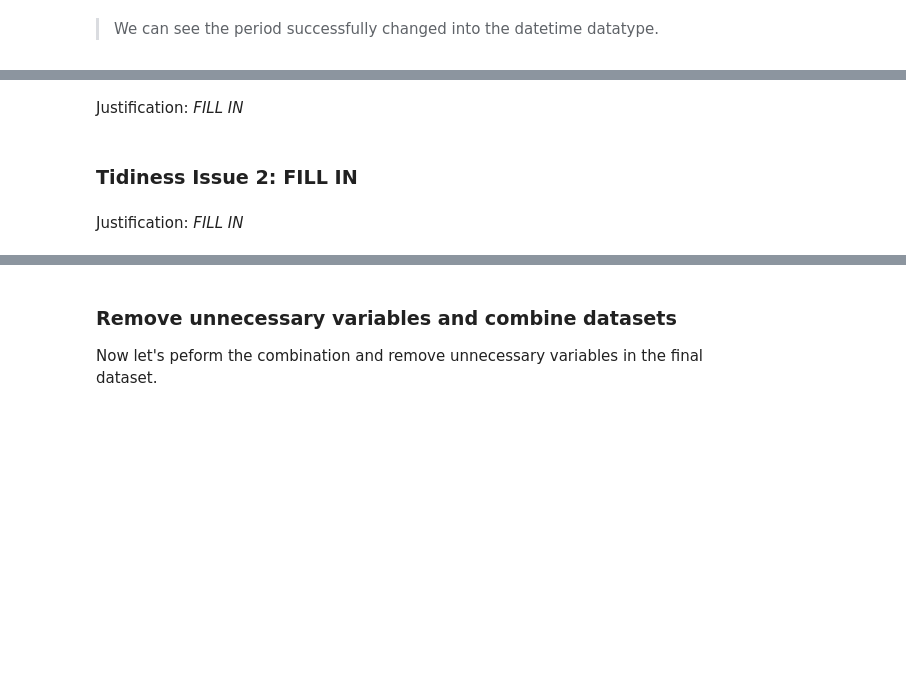
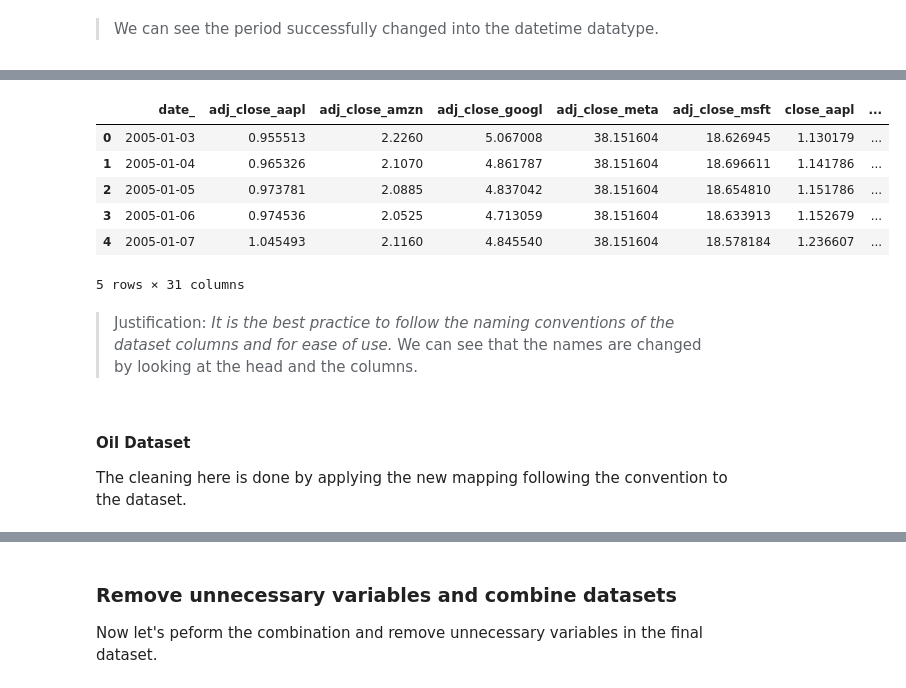
Before and after one commit to sondosaabed/Oil-vs-BigTech-stock-investigation, a Jupyter notebook: oil-bigTechCompanies-investigation.ipynb, the cells around one changed output, grey strips where cells are left out. Drawn from its saved outputs; the diff is of its cells as text; code cells hidden in the pictures; blank space fills up the shorter version.

Commit message:
Finishing with the tidiness issues handling

```diff
--- a/oil-bigTechCompanies-investigation.ipynb
+++ b/oil-bigTechCompanies-investigation.ipynb
@@ -704,0 +707,6 @@ memory usage: 351.7+ KB
+# %%
+new_stocks_names = {
+    col: ('_'.join([col[0].lower(), col[1].lower()])).replace(' ', '_')
+    for col in stocks_data_cleaned.columns
+}
+new_stocks_names
@@ -705 +731,3 @@ memory usage: 351.7+ KB
+# %%
+stocks_data_cleaned.columns = stocks_data_cleaned.columns.map(new_stocks_names)
 # %%
@@ -707,4 +744,0 @@ memory usage: 351.7+ KB
-# %% [markdown]
-Justification: *FILL IN*
-# %% [markdown]
-### **Tidiness Issue 2: FILL IN**
@@ -715,2 +745,16 @@ Justification: *FILL IN*
-# %% [markdown]
-Justification: *FILL IN*
+# %%
+stocks_data_cleaned.head()
+# %% [output]
+|  | date_ | adj_close_aapl | adj_close_amzn | adj_close_googl | adj_close_meta | adj_close_msft | close_aapl | ... |
+| 0 | 2005-01-03 | 0.955513 | 2.2260 | 5.067008 | 38.151604 | 18.626945 | 1.130179 | ... |
+| 1 | 2005-01-04 | 0.965326 | 2.1070 | 4.861787 | 38.151604 | 18.696611 | 1.141786 | ... |
+| 2 | 2005-01-05 | 0.973781 | 2.0885 | 4.837042 | 38.151604 | 18.654810 | 1.151786 | ... |
+| 3 | 2005-01-06 | 0.974536 | 2.0525 | 4.713059 | 38.151604 | 18.633913 | 1.152679 | ... |
+| 4 | 2005-01-07 | 1.045493 | 2.1160 | 4.845540 | 38.151604 | 18.578184 | 1.236607 | ... |
+5 rows × 31 columns
+# %% [markdown]
+> Justification: *It is the best practice to follow the naming conventions of the dataset columns and for ease of use.*
+We can see that the names are changed by looking at the head and the columns.
+# %% [markdown]
+#### **Oil Dataset**
+The cleaning here is done by applying the new mapping following the convention to the dataset.
```
Also changed, not shown: parts of 16 cells of this notebook.
